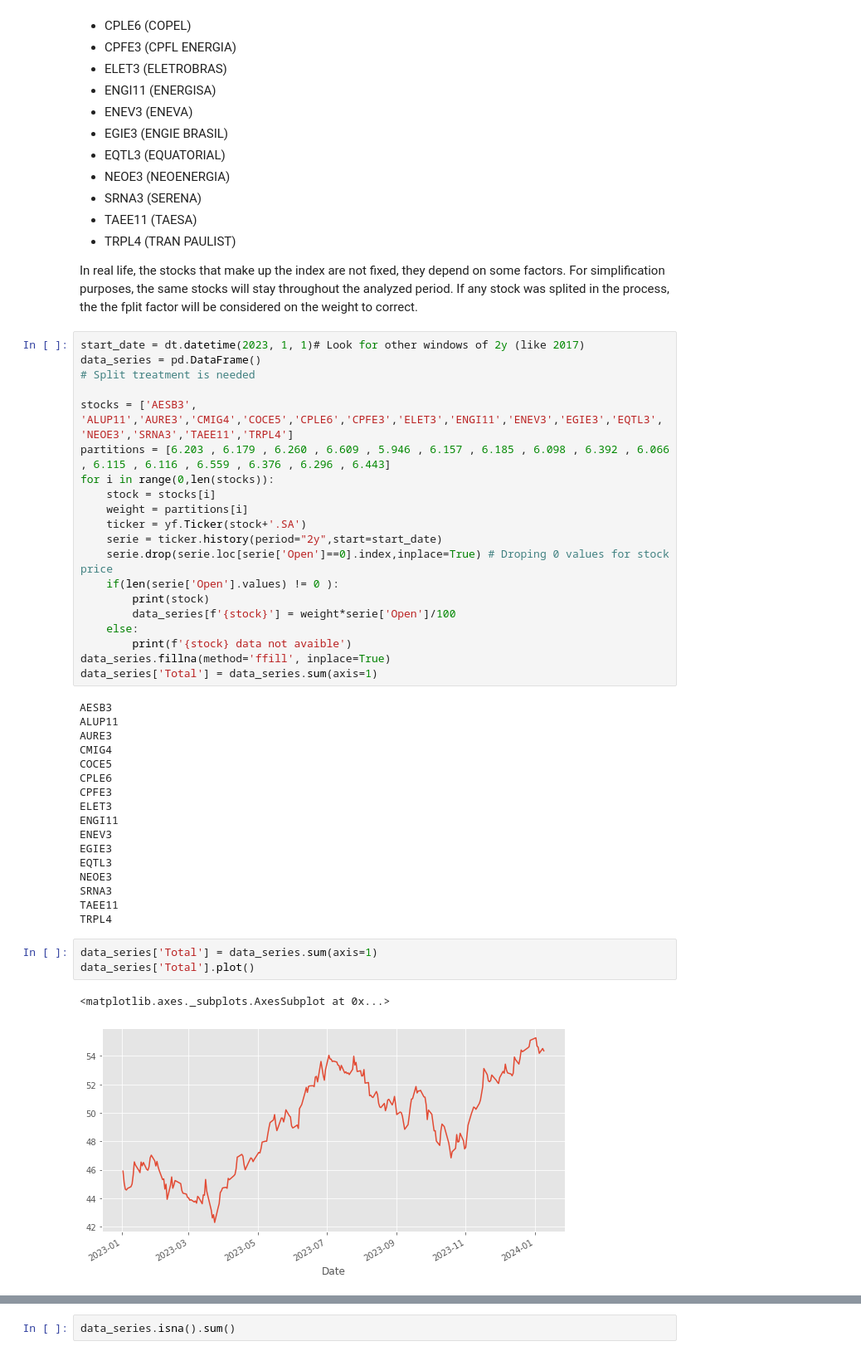
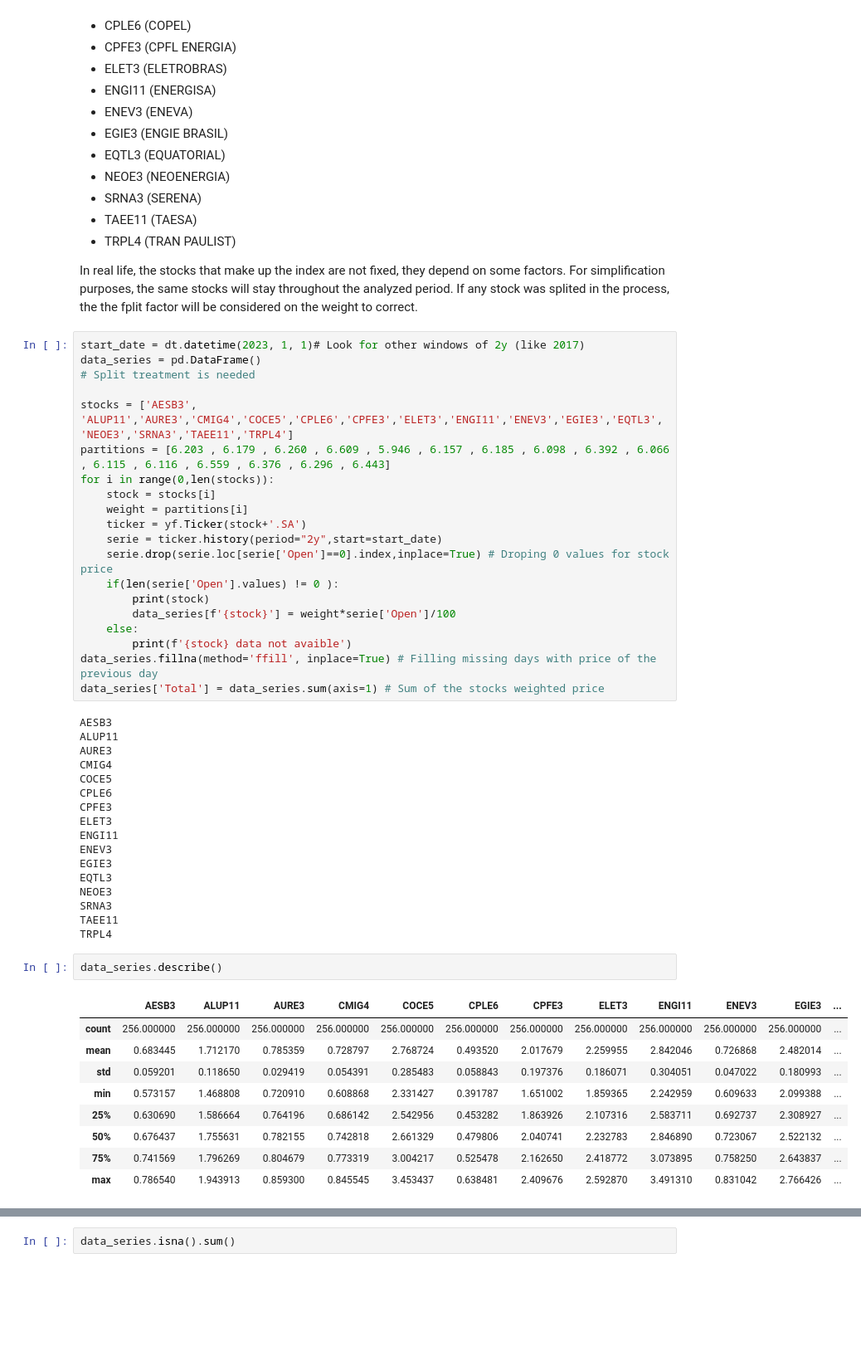
Before and after one commit to IsraelFPM/Risk-Analysis, a Jupyter notebook: ValueAtRisk.ipynb, the cells around one changed output, grey strips where cells are left out. Shown at 83% size. Saved outputs shown, nothing was run; the diff lists cells and outputs as text; blank space fills up the shorter version.

```diff
--- a/ValueAtRisk.ipynb
+++ b/ValueAtRisk.ipynb
@@ -144,8 +159,8 @@ for i in range(0,len(stocks)):
         data_series[f'{stock}'] = weight*serie['Open']/100
     else:
         print(f'{stock} data not avaible')
-data_series.fillna(method='ffill', inplace=True)
-data_series['Total'] = data_series.sum(axis=1)
+data_series.fillna(method='ffill', inplace=True) # Filling missing days with price of the previous day
+data_series['Total'] = data_series.sum(axis=1) # Sum of the stocks weighted price
 # %% [output]
 AESB3
 ALUP11
@@ -163,9 +178,15 @@ NEOE3
 SRNA3
 TAEE11
 TRPL4
-# %%
-data_series['Total'] = data_series.sum(axis=1)
-data_series['Total'].plot()
-# %% [output]
-<matplotlib.axes._subplots.AxesSubplot at 0x...>
-[figure, removed]
+# %%
+data_series.describe()
+# %% [output]
+|  | AESB3 | ALUP11 | AURE3 | CMIG4 | COCE5 | CPLE6 | CPFE3 | ELET3 | ENGI11 | ENEV3 | EGIE3 | ... |
+| count | 256.000000 | 256.000000 | 256.000000 | 256.000000 | 256.000000 | 256.000000 | 256.000000 | 256.000000 | 256.000000 | 256.000000 | 256.000000 | ... |
+| mean | 0.683445 | 1.712170 | 0.785359 | 0.728797 | 2.768724 | 0.493520 | 2.017679 | 2.259955 | 2.842046 | 0.726868 | 2.482014 | ... |
+| std | 0.059201 | 0.118650 | 0.029419 | 0.054391 | 0.285483 | 0.058843 | 0.197376 | 0.186071 | 0.304051 | 0.047022 | 0.180993 | ... |
+| min | 0.573157 | 1.468808 | 0.720910 | 0.608868 | 2.331427 | 0.391787 | 1.651002 | 1.859365 | 2.242959 | 0.609633 | 2.099388 | ... |
+| 25% | 0.630690 | 1.586664 | 0.764196 | 0.686142 | 2.542956 | 0.453282 | 1.863926 | 2.107316 | 2.583711 | 0.692737 | 2.308927 | ... |
+| 50% | 0.676437 | 1.755631 | 0.782155 | 0.742818 | 2.661329 | 0.479806 | 2.040741 | 2.232783 | 2.846890 | 0.723067 | 2.522132 | ... |
+| 75% | 0.741569 | 1.796269 | 0.804679 | 0.773319 | 3.004217 | 0.525478 | 2.162650 | 2.418772 | 3.073895 | 0.758250 | 2.643837 | ... |
+| max | 0.786540 | 1.943913 | 0.859300 | 0.845545 | 3.453437 | 0.638481 | 2.409676 | 2.592870 | 3.491310 | 0.831042 | 2.766426 | ... |
```
Also changed, not shown: parts of 10 cells of this notebook.
